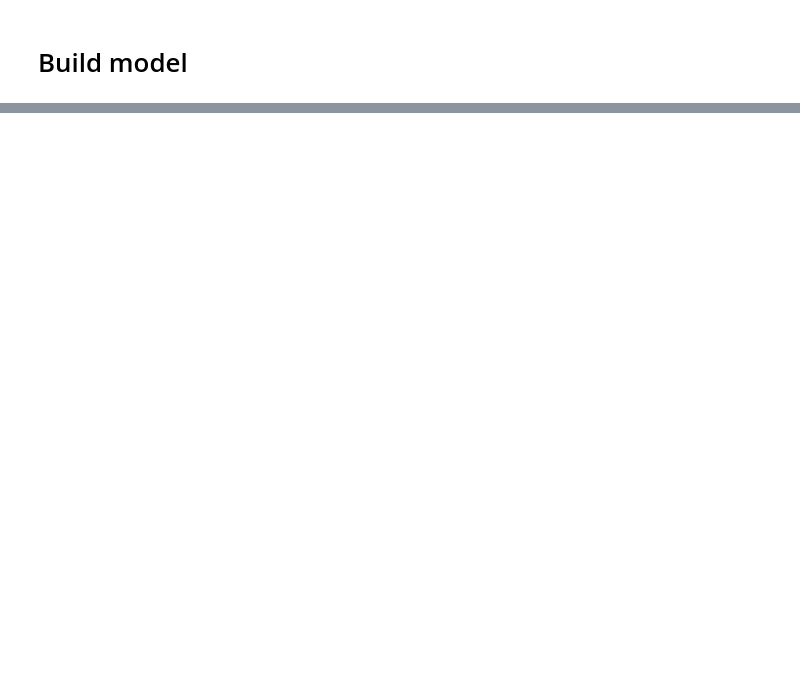
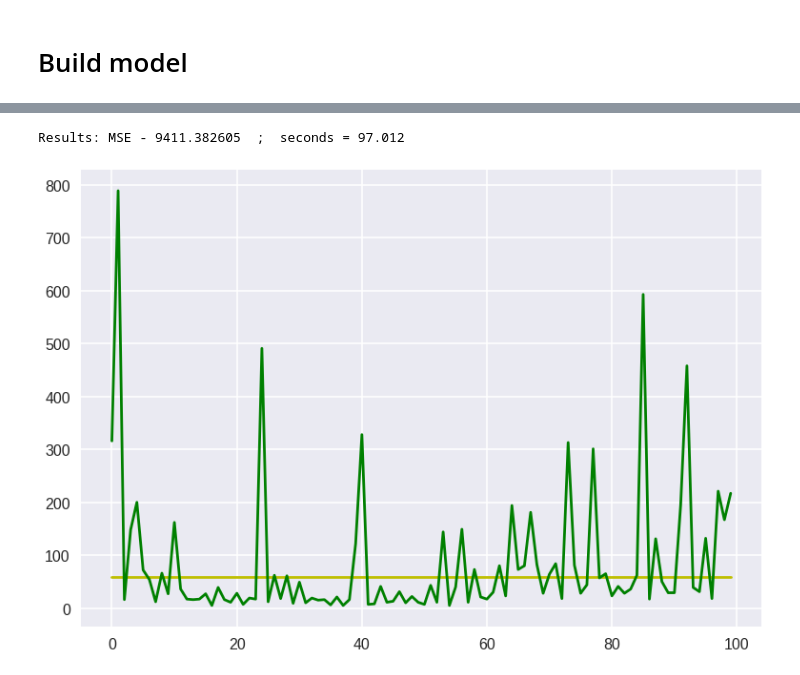
Before and after one commit to vyomshm/DeepAnomaly, a Jupyter notebook: lstm_model.ipynb, the cells around one changed output, grey strips where cells are left out. Drawn from its saved outputs; the diff is of its cells as text; code cells hidden in the pictures; blank space fills up the shorter version.

```diff
--- a/lstm_model.ipynb
+++ b/lstm_model.ipynb
@@ -127,3 +128,5 @@ def get_and_preprocess_data(path='may.csv'):
     outputs = durations.as_matrix()
     print(inputs.shape, outputs.shape)
     return inputs, outputs
+
+x, y = get_and_preprocess_data()
@@ -196,7 +245,7 @@ class LossHistory(cb.Callback):
 #     model = Model(input=model_inputs, output=model_output)
 # %%
 import time
-def run_network(model=None,data=None, epochs=1, batch=128):
+def run_network(model=None,data=None, epochs=1,n_timesteps=1, batch=128):
 
     print('\n Loading data...')
     if data is None:
@@ -204,11 +253,11 @@ def run_network(model=None,data=None, epochs=1, batch=128):
 
         print('\n Data Loaded and preprocesses!!....')
         print('\n Moving on to splitting and reshaping data...')
-#         trainX, trainY, testX, testY = split_data(inputs, outputs,batch_size=512, split_frac=0.9)
+        trainX, trainY, testX, testY = split_data(inputs, outputs,batch_size=batch,num_timesteps=1, split_frac=0.9)
         print('\n Data split into train and test sets.. ')
     else:
         trainX, trainY, testX, testY = data
-
+        print('\n Data split into train and test sets.. ')
 
     try:
         start_time = time.time()
@@ -227,6 +276,15 @@ def run_network(model=None,data=None, epochs=1, batch=128):
 
             print("Network's training score [MSE]: {0}".format(score))
             print("Training finished !!!!!!")
+
+            print('\n Saving model to disk..')
+            # serialize model to JSON
+            model_json = model.to_json()
+            with open("model.json", "w") as json_file:
+                json_file.write(model_json)
+            # serialize weights to HDF5
+            model.save_weights("model.h5")
+            print("Saved model to disk")
             return training, data, model, history.losses
 
     except KeyboardInterrupt:
@@ -242,6 +300,7 @@ def plot_losses(losses):
     fig.show()
     print(len(losses))
 # %%
-training, data, model, losses = run_network()
+training, data, model, losses = run_network(data=data, epochs=50, batch=128)
+trainX, trainY, testX, testY = data
 plot_losses(losses)
 # %% [output]
@@ -259,0 +350,10 @@ ValueError: Error when checking model target: expected activation_3 to have shap
+# %%
+sns.set_context('poster')
+
+plt.plot(training.history['loss'])
+plt.plot(training.history['val_loss'])
+plt.title('model loss')
+plt.ylabel('loss')
+plt.xlabel('epoch')
+plt.legend(['train', 'validate'], loc='upper right')
+plt.show()
@@ -259,0 +362,14 @@ ValueError: Error when checking model target: expected activation_3 to have shap
+# %%
+trainX, trainY, testX, testY = data
+score = model.evaluate(testX, testY, verbose=2)
+
+print('Results: MSE - {:.6f}  ;  seconds = {:.3f}'.format(score, np.sqrt(score)))
+
+predictions=model.predict(testX)
+plt.plot(predictions[0:100],'y' )
+plt.plot(testY[0:100], 'g')
+
+plt.show()
+# %% [output]
+Results: MSE - 9411.382605  ;  seconds = 97.012
+[figure, added]
```
Also changed, not shown: parts of 13 cells of this notebook, 6 other files.
